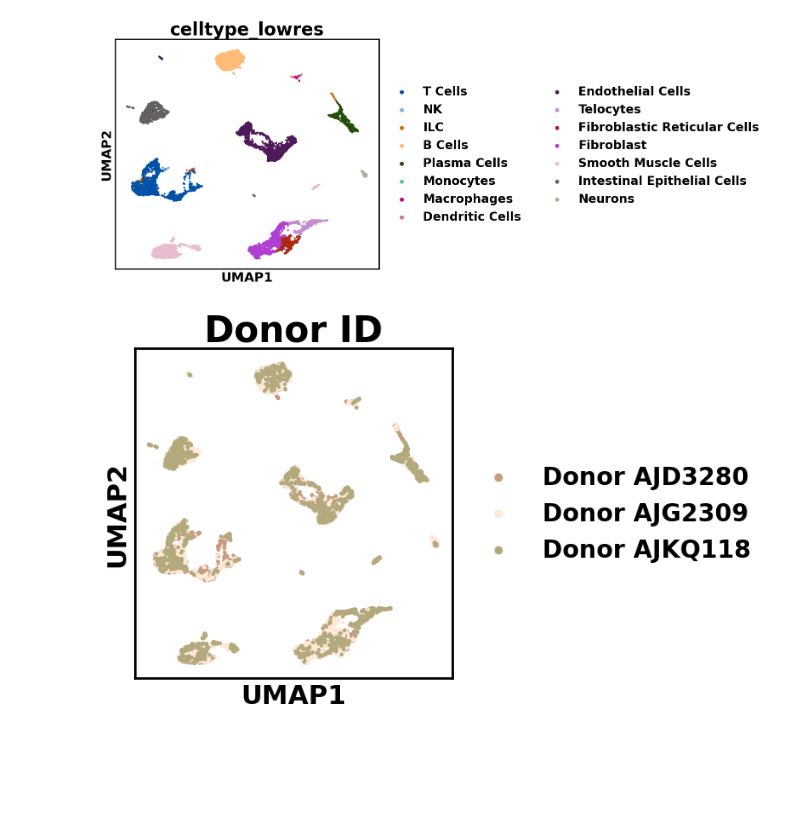
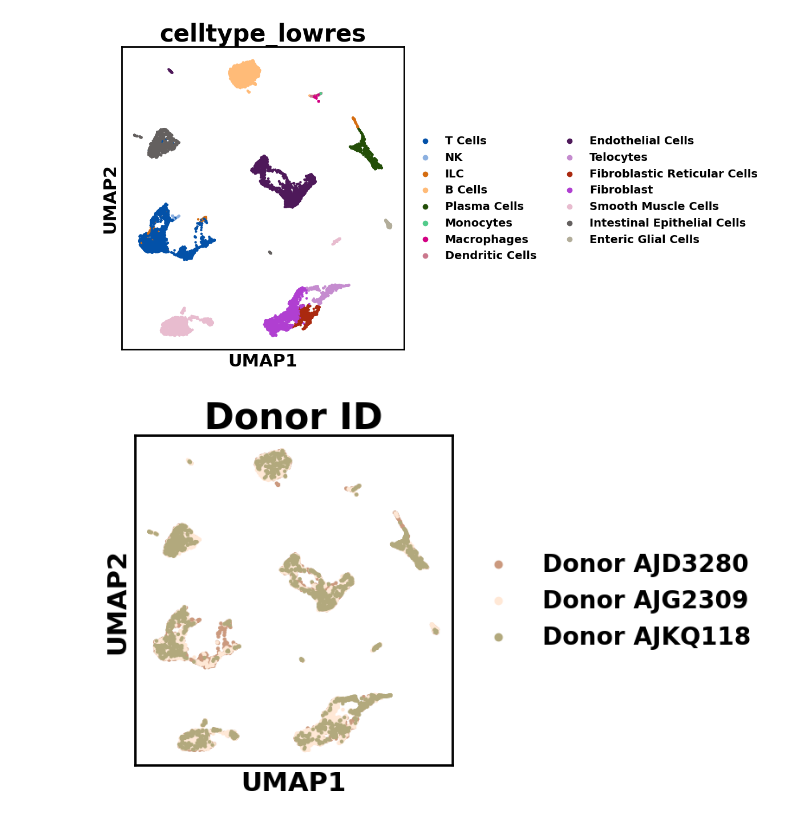
Before and after one commit to Ran-x2/gut-liver-whole-tissue, a Jupyter notebook: gut_visualization.ipynb, the cells around one changed output. Drawn from its saved outputs; the diff is of its cells as text; code cells hidden in the pictures; blank space fills up the shorter version.

```diff
--- a/gut_visualization.ipynb
+++ b/gut_visualization.ipynb
@@ -53,29 +53,30 @@ adata.obs['celltype_lowres'] = adata.obs['celltype_lowres'].astype('category')
 ordered_celltype=['T Cells','NK','ILC','B Cells', 'Plasma Cells',
                   'Monocytes','Macrophages','Dendritic Cells',
                   'Endothelial Cells', 'Telocytes','Fibroblastic Reticular Cells','Fibroblast','Smooth Muscle Cells',
-                  'Intestinal Epithelial Cells','Neurons']
+                  'Intestinal Epithelial Cells','Enteric Glial Cells']
 adata.obs['celltype_lowres'] = adata.obs['celltype_lowres'].cat.reorder_categories(ordered_celltype)
 # %%
 plt.rcParams['axes.linewidth'] = 2
-plt.rcParams['figure.figsize'] = [8,7]
+plt.rcParams['figure.figsize'] = [12,6.5]
+plt.rcParams.update({'font.size': 14, 'font.weight': 'bold','axes.linewidth':2})
 
 plt.close()
 fig = sc.pl.umap(adata, color = ['celltype_lowres'],
                  size = 40, ncols = 1,palette = gut_palette,
-                 return_fig = True, legend_fontsize = 'x-large')
+                 return_fig = True, legend_fontsize = 'medium')
 ax = fig.get_axes()
 for i in range(0,len(ax)):
     ax[i].xaxis.label.set_fontsize(22)
     ax[i].xaxis.label.set_fontweight('bold')
     ax[i].yaxis.label.set_fontsize(22)
     ax[i].title.set_fontsize(30)
     ax[i].yaxis.label.set_fontweight('bold')
     ax[i].title.set_fontweight('bold')
 
 plt.tight_layout()
 plt.savefig('vis/gut_celltype_low_umap.png',dpi = 300,bbox_inches='tight')
 # %% [output]
-[figure, old version]
+[figure, new version]
 # %%
 plt.rcParams['axes.linewidth'] = 2
 plt.rcParams['figure.figsize'] = [8,5]
```
Also changed, not shown: parts of 10 cells of this notebook, 1 other file.
